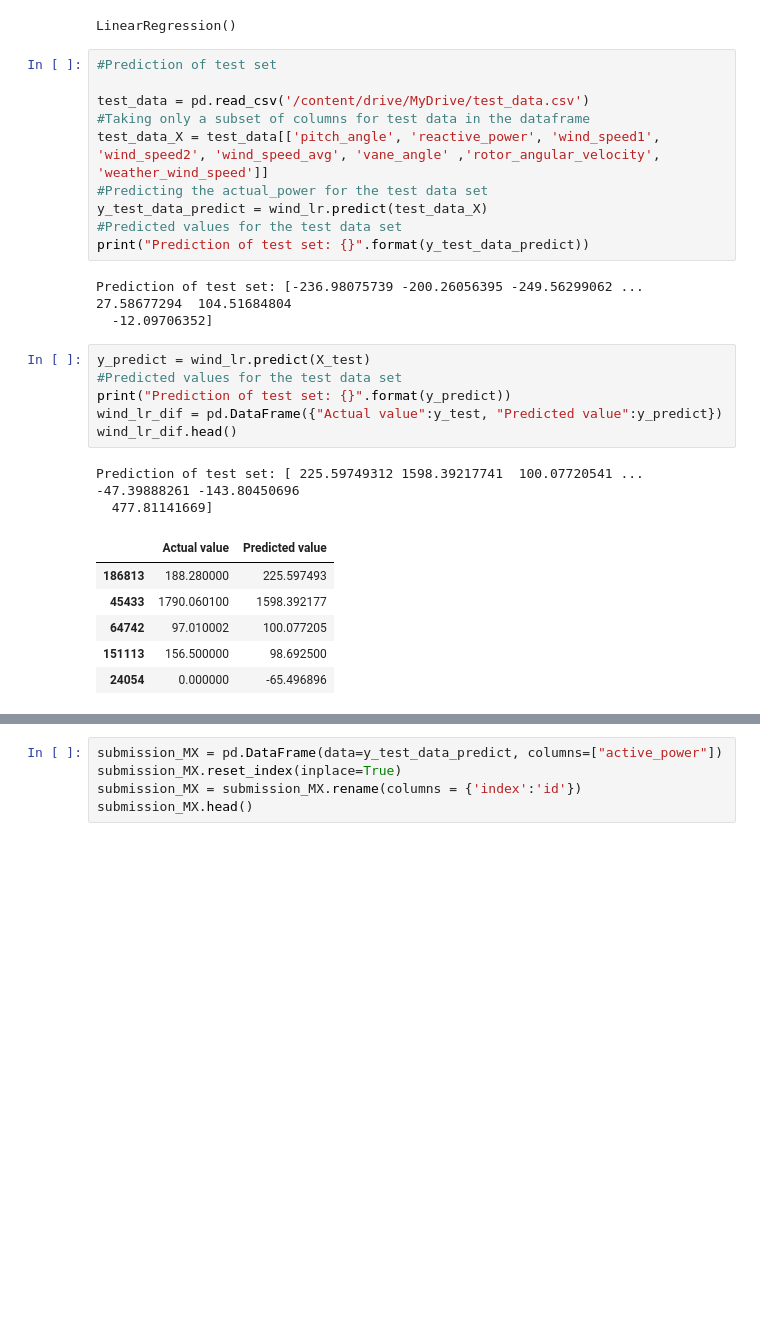
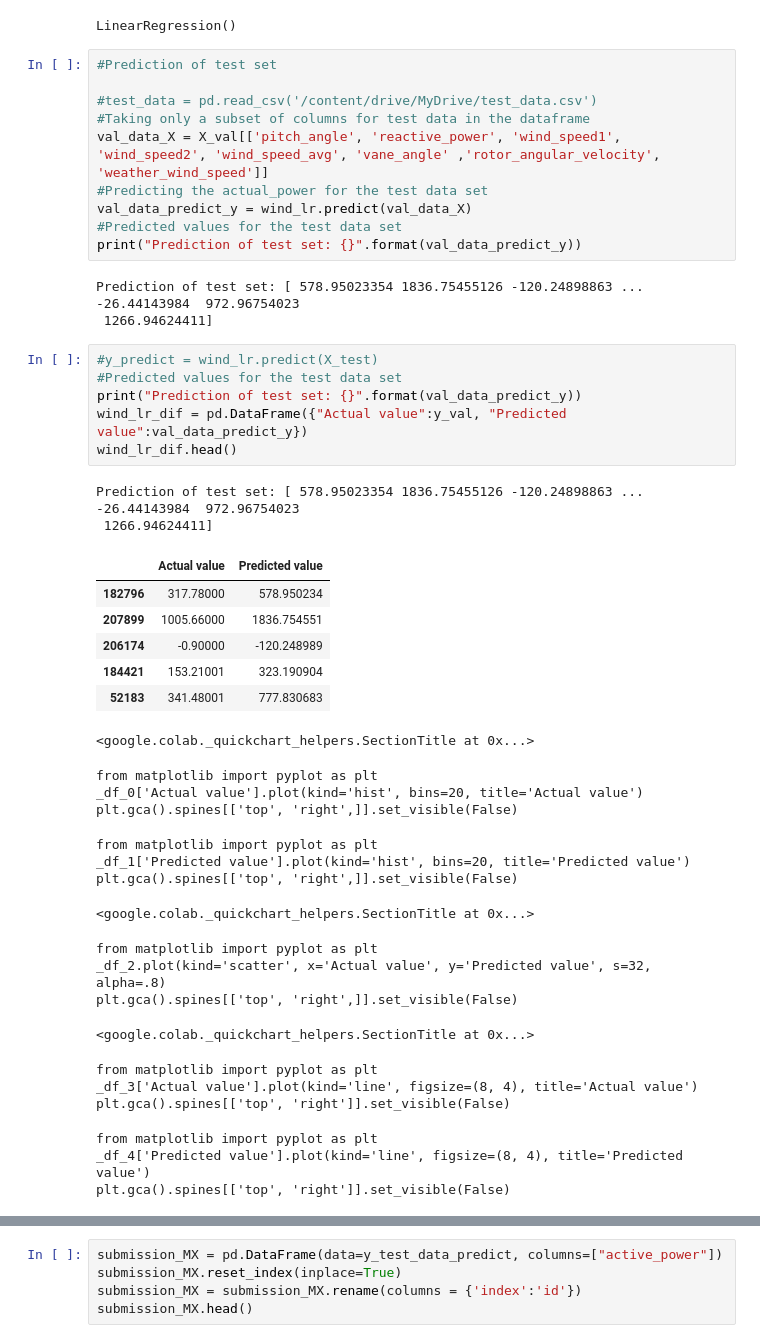
Before and after one commit to madhumitafilos/Collab, a Jupyter notebook: Feature_Engineering_NoLeakage.ipynb, the cells around one changed output, grey strips where cells are left out. Drawn from its saved outputs; the diff is of its cells as text; blank space fills up the shorter version.

```diff
--- a/Feature_Engineering_NoLeakage.ipynb
+++ b/Feature_Engineering_NoLeakage.ipynb
@@ -610,29 +610,47 @@ LinearRegression()
 # %%
 #Prediction of test set
 
-test_data = pd.read_csv('/content/drive/MyDrive/test_data.csv')
+#test_data = pd.read_csv('/content/drive/MyDrive/test_data.csv')
 #Taking only a subset of columns for test data in the dataframe
-test_data_X = test_data[['pitch_angle', 'reactive_power', 'wind_speed1', 'wind_speed2', 'wind_speed_avg', 'vane_angle' ,'rotor_angular_velocity', 'weather_wind_speed']]
+val_data_X = X_val[['pitch_angle', 'reactive_power', 'wind_speed1', 'wind_speed2', 'wind_speed_avg', 'vane_angle' ,'rotor_angular_velocity', 'weather_wind_speed']]
 #Predicting the actual_power for the test data set
-y_test_data_predict = wind_lr.predict(test_data_X)
+val_data_predict_y = wind_lr.predict(val_data_X)
 #Predicted values for the test data set
-print("Prediction of test set: {}".format(y_test_data_predict))
+print("Prediction of test set: {}".format(val_data_predict_y))
 # %% [output]
-Prediction of test set: [-236.98075739 -200.26056395 -249.56299062 ...   27.58677294  104.51684804
-  -12.09706352]
+Prediction of test set: [ 578.95023354 1836.75455126 -120.24898863 ...  -26.44143984  972.96754023
+ 1266.94624411]
 # %%
-y_predict = wind_lr.predict(X_test)
+#y_predict = wind_lr.predict(X_test)
 #Predicted values for the test data set
-print("Prediction of test set: {}".format(y_predict))
-wind_lr_dif = pd.DataFrame({"Actual value":y_test, "Predicted value":y_predict})
+print("Prediction of test set: {}".format(val_data_predict_y))
+wind_lr_dif = pd.DataFrame({"Actual value":y_val, "Predicted value":val_data_predict_y})
 wind_lr_dif.head()
 # %% [output]
-Prediction of test set: [ 225.59749312 1598.39217741  100.07720541 ...  -47.39888261 -143.80450696
-  477.81141669]
+Prediction of test set: [ 578.95023354 1836.75455126 -120.24898863 ...  -26.44143984  972.96754023
+ 1266.94624411]
 |  | Actual value | Predicted value |
-| 186813 | 188.280000 | 225.597493 |
-| 45433 | 1790.060100 | 1598.392177 |
-| 64742 | 97.010002 | 100.077205 |
-| 151113 | 156.500000 | 98.692500 |
-| 24054 | 0.000000 | -65.496896 |
+| 182796 | 317.78000 | 578.950234 |
+| 207899 | 1005.66000 | 1836.754551 |
+| 206174 | -0.90000 | -120.248989 |
+| 184421 | 153.21001 | 323.190904 |
+| 52183 | 341.48001 | 777.830683 |
+<google.colab._quickchart_helpers.SectionTitle at 0x...>
+from matplotlib import pyplot as plt
+_df_0['Actual value'].plot(kind='hist', bins=20, title='Actual value')
+plt.gca().spines[['top', 'right',]].set_visible(False)
+from matplotlib import pyplot as plt
+_df_1['Predicted value'].plot(kind='hist', bins=20, title='Predicted value')
+plt.gca().spines[['top', 'right',]].set_visible(False)
+<google.colab._quickchart_helpers.SectionTitle at 0x...>
+from matplotlib import pyplot as plt
+_df_2.plot(kind='scatter', x='Actual value', y='Predicted value', s=32, alpha=.8)
+plt.gca().spines[['top', 'right',]].set_visible(False)
+<google.colab._quickchart_helpers.SectionTitle at 0x...>
+from matplotlib import pyplot as plt
+_df_3['Actual value'].plot(kind='line', figsize=(8, 4), title='Actual value')
+plt.gca().spines[['top', 'right']].set_visible(False)
+from matplotlib import pyplot as plt
+_df_4['Predicted value'].plot(kind='line', figsize=(8, 4), title='Predicted value')
+plt.gca().spines[['top', 'right']].set_visible(False)
 # %%
```
Also changed, not shown: parts of 2 cells of this notebook.
